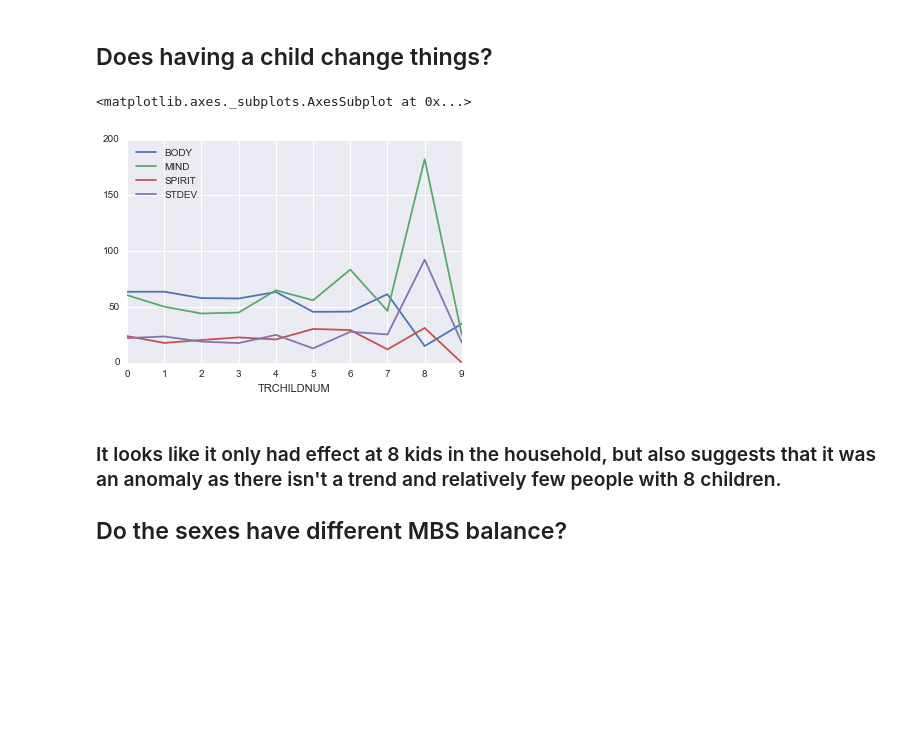
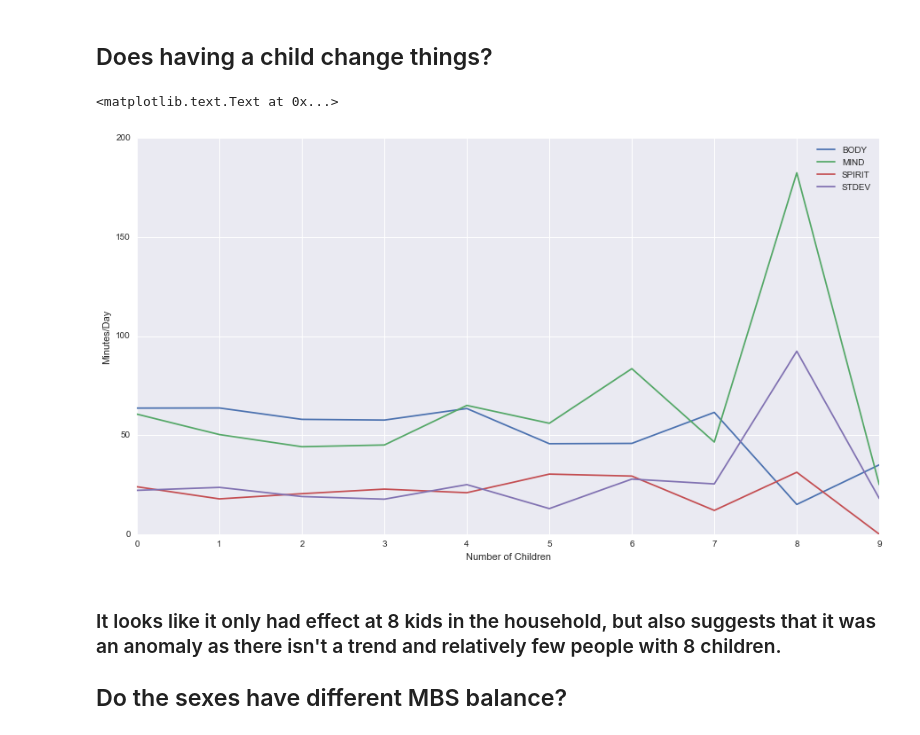
Before and after one commit to CameronBoudreau/atus-analysis, a Jupyter notebook: Scratch.ipynb, the cells around one changed output. Drawn from its saved outputs; the diff is of its cells as text; code cells hidden in the pictures; blank space fills up the shorter version.

Commit message:
Cleaned up graph labels

```diff
--- a/Scratch.ipynb
+++ b/Scratch.ipynb
@@ -230,11 +222,13 @@ balance_by_age.plot()
 # %%
 balance_by_children = mind_body_spirit.groupby('TRCHILDNUM').mean()
 balance_by_children.drop(balance_by_children.columns[0:4], axis=1, inplace=True)
 balance_by_children['STDEV'] = balance_by_children.std(axis=1)
-balance_by_children.plot()
+childax = balance_by_children.plot(figsize=(15, 8))
+childax.set_ylabel('Minutes/Day')
+childax.set_xlabel('Number of Children')
 # %% [output]
-<matplotlib.axes._subplots.AxesSubplot at 0x...>
+<matplotlib.text.Text at 0x...>
-[figure, old version]
+[figure, new version]
 # %% [markdown]
 ### It looks like it only had effect at 8 kids in the household, but also suggests that it was an anomaly as there isn't a trend and relatively few people with 8 children.
 
```
Also changed, not shown: parts of 8 cells of this notebook, 1 other file.
